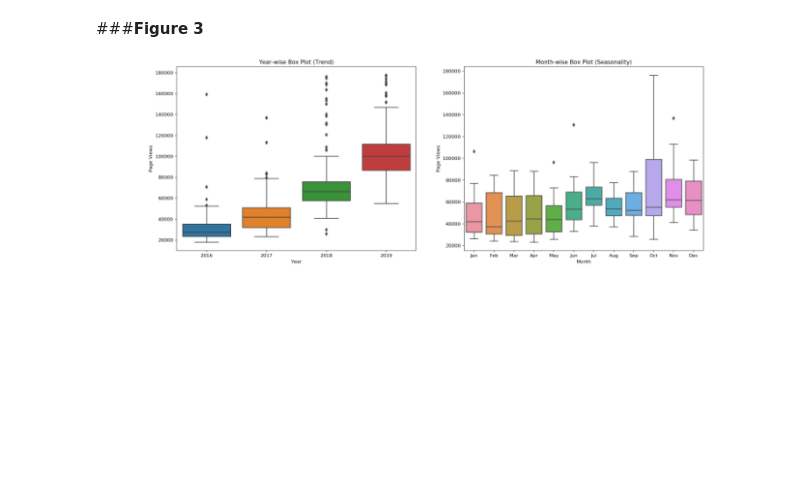
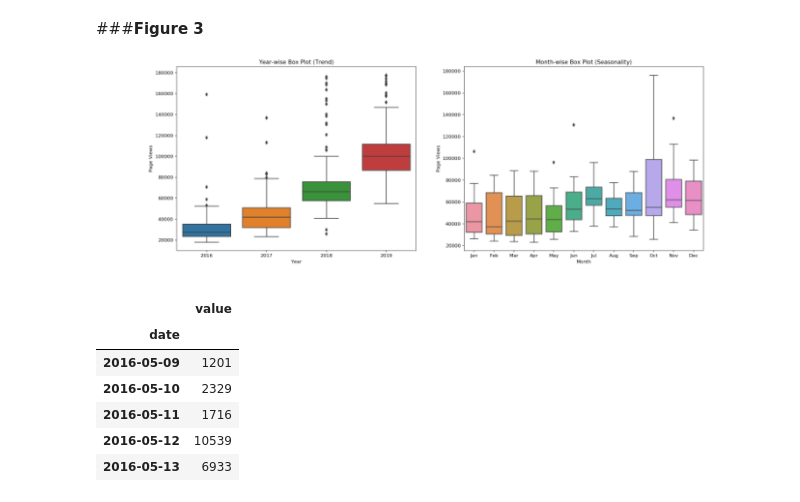
Before and after one commit to sury1999/Data-Analysis-Excercises, a Jupyter notebook: Page_time_series_visualizer.ipynb, the cells around one changed output. Saved outputs shown, nothing was run; the diff lists cells and outputs as text; code cells hidden in the pictures; blank space fills up the shorter version.

```diff
--- a/Page_time_series_visualizer.ipynb
+++ b/Page_time_series_visualizer.ipynb
@@ -24,0 +32,14 @@ For this project you will visualize time series data using a line chart, bar cha
+# %%
+df = pd.read_csv('/fcc-fourm-pageview.csv',
+                  parse_dates=['date'],
+                 index_col= ['date'],
+                 na_values=['999.99'])
+df.head()
+# %% [output]
+|  | value |
+| date |  |
+| 2016-05-09 | 1201 |
+| 2016-05-10 | 2329 |
+| 2016-05-11 | 1716 |
+| 2016-05-12 | 10539 |
+| 2016-05-13 | 6933 |
```
Also changed, not shown: parts of 6 cells of this notebook.
